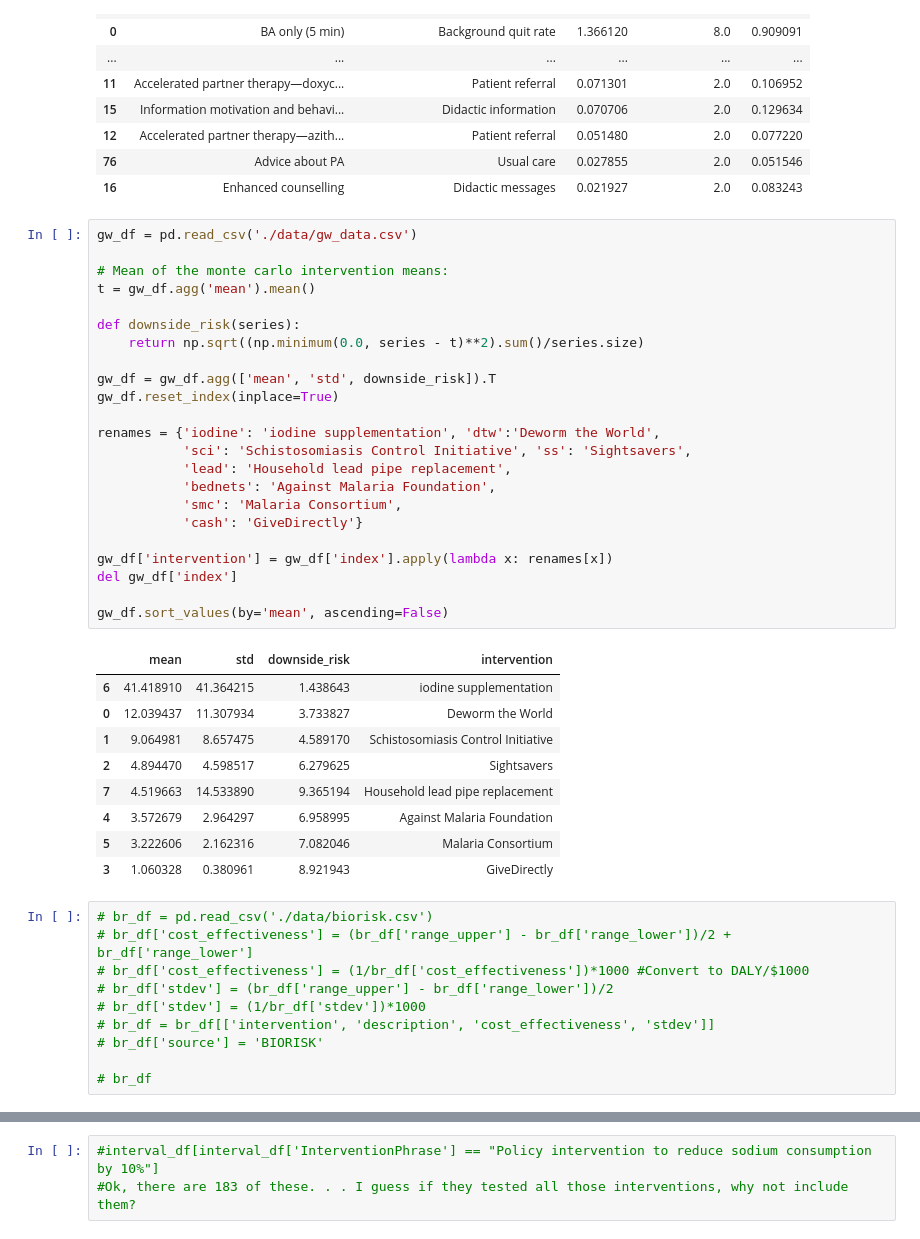
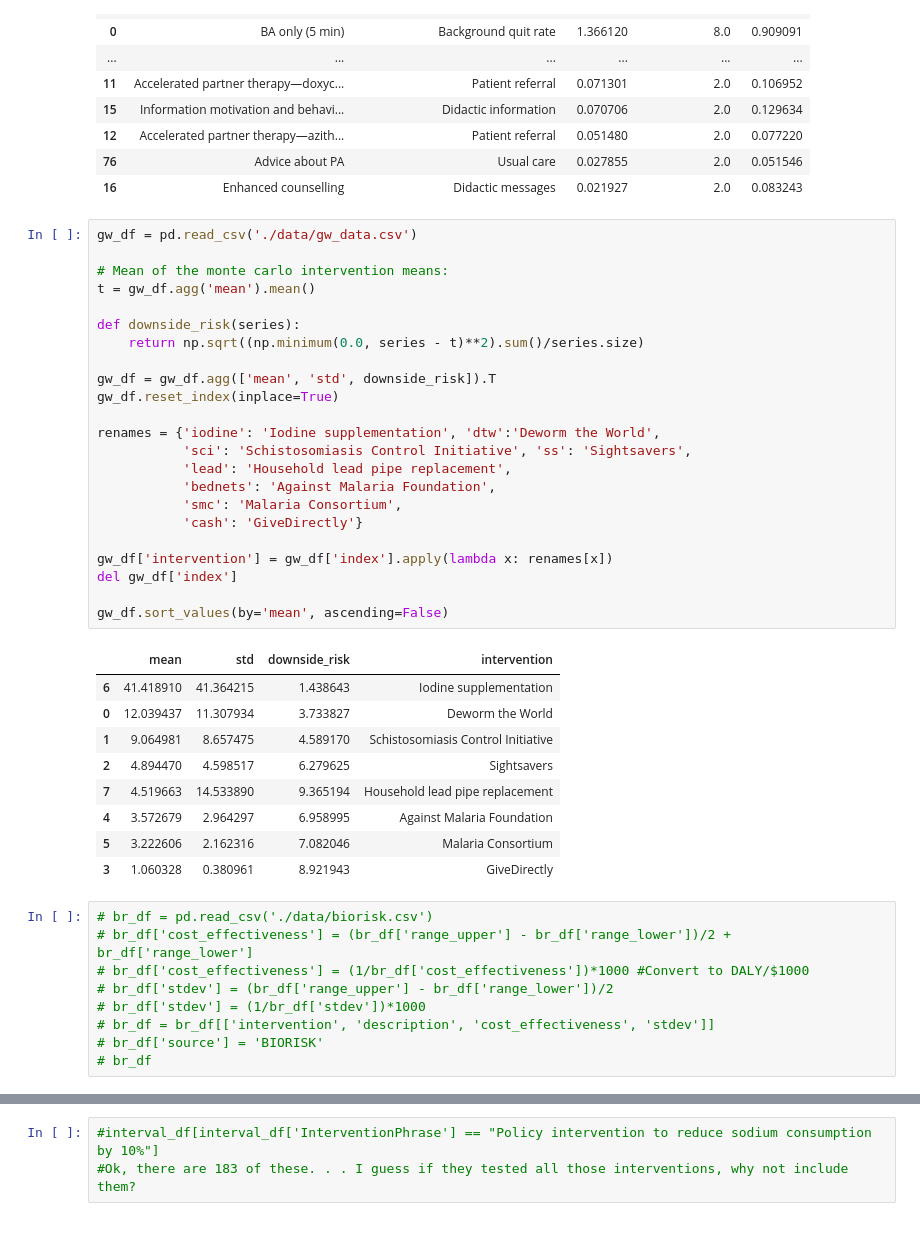
Before and after one commit to psthomas/risk-return, a Jupyter notebook: meta.ipynb, the cells around one changed output, grey strips where cells are left out. Cells and saved outputs as stored; diff of their text form.

```diff
--- a/meta.ipynb
+++ b/meta.ipynb
@@ -147,29 +178,29 @@ nice_df.sort_values(by='median', ascending=False)
 # %%
 gw_df = pd.read_csv('./data/gw_data.csv')
 
 # Mean of the monte carlo intervention means:
 t = gw_df.agg('mean').mean()
 
 def downside_risk(series):
     return np.sqrt((np.minimum(0.0, series - t)**2).sum()/series.size)
 
 gw_df = gw_df.agg(['mean', 'std', downside_risk]).T
 gw_df.reset_index(inplace=True)
 
-renames = {'iodine': 'iodine supplementation', 'dtw':'Deworm the World',
+renames = {'iodine': 'Iodine supplementation', 'dtw':'Deworm the World',
            'sci': 'Schistosomiasis Control Initiative', 'ss': 'Sightsavers',
            'lead': 'Household lead pipe replacement',
            'bednets': 'Against Malaria Foundation',
            'smc': 'Malaria Consortium',
            'cash': 'GiveDirectly'}
 
 gw_df['intervention'] = gw_df['index'].apply(lambda x: renames[x])
 del gw_df['index']
 
 gw_df.sort_values(by='mean', ascending=False)
 # %% [output]
 |  | mean | std | downside_risk | intervention |
-| 6 | 41.418910 | 41.364215 | 1.438643 | iodine supplementation |
+| 6 | 41.418910 | 41.364215 | 1.438643 | Iodine supplementation |
 | 0 | 12.039437 | 11.307934 | 3.733827 | Deworm the World |
 | 1 | 9.064981 | 8.657475 | 4.589170 | Schistosomiasis Control Initiative |
 | 2 | 4.894470 | 4.598517 | 6.279625 | Sightsavers |
@@ -185,5 +216,4 @@ gw_df.sort_values(by='mean', ascending=False)
 # br_df['stdev'] = (1/br_df['stdev'])*1000
 # br_df = br_df[['intervention', 'description', 'cost_effectiveness', 'stdev']]
 # br_df['source'] = 'BIORISK'
-
 # br_df
```
Also changed, not shown: parts of 17 cells of this notebook, 8 other files.
